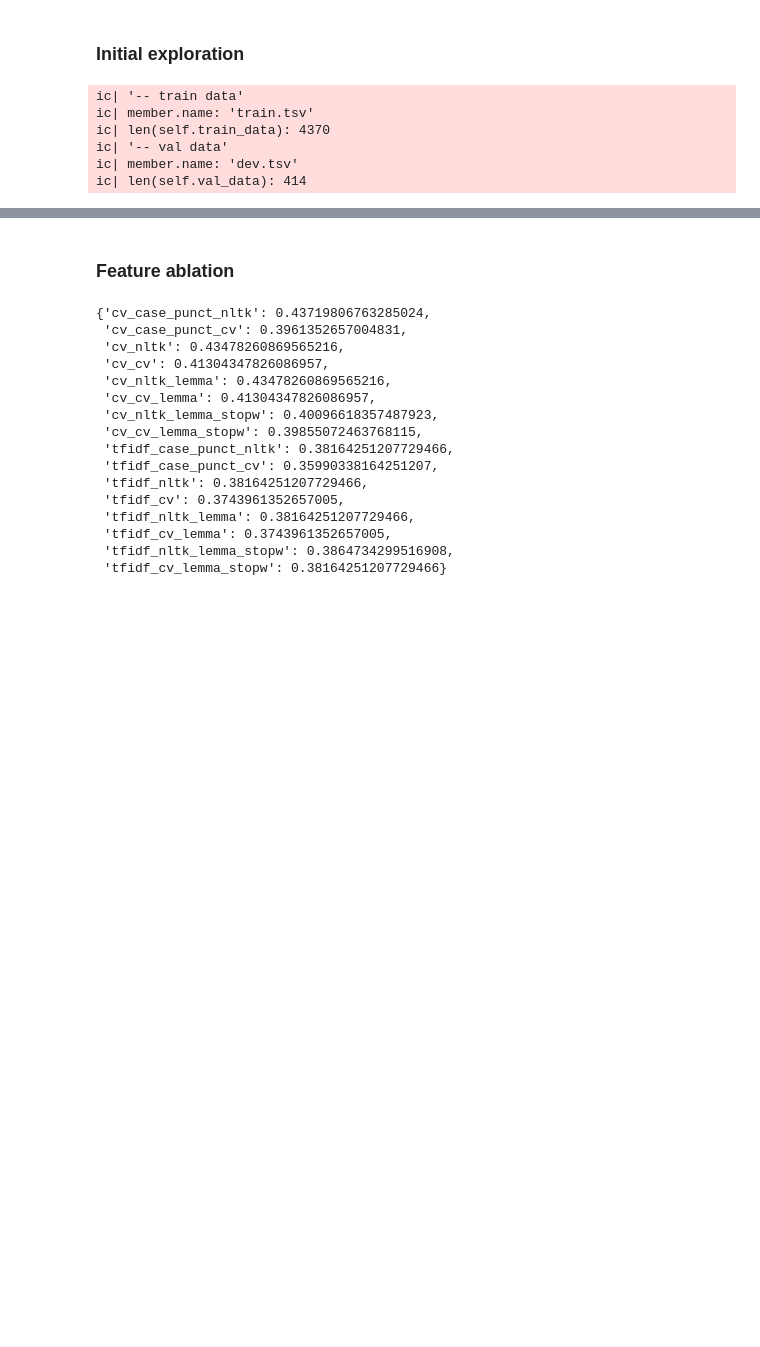
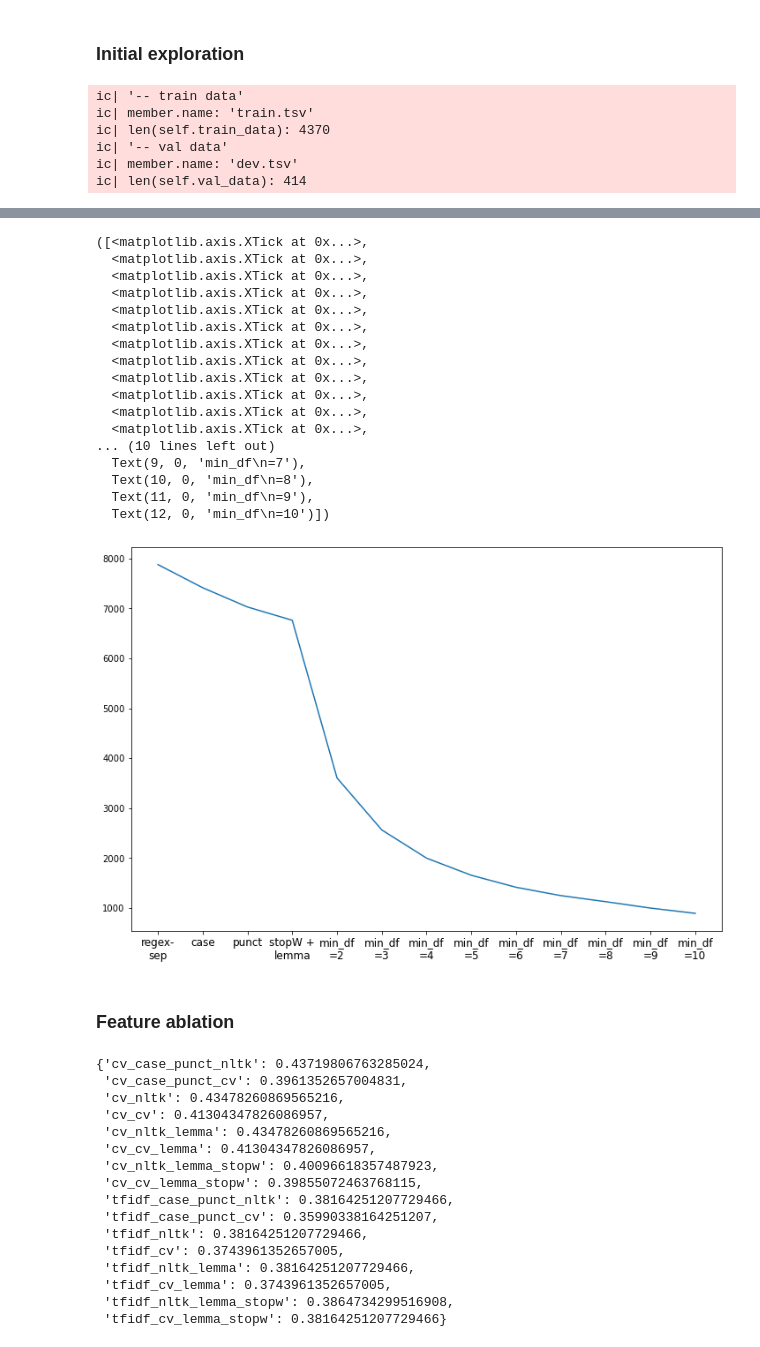
Before and after one commit to SamShowalter/CS272-NLP, a Jupyter notebook: hw1/hw1_experiments.ipynb, the cells around one changed output, grey strips where cells are left out. Saved outputs shown, nothing was run; the diff lists cells and outputs as text; code cells hidden in the pictures; blank space fills up the shorter version.

```diff
--- a/hw1/hw1_experiments.ipynb
+++ b/hw1/hw1_experiments.ipynb
@@ -110,3 +110,28 @@ d
+# %%
+dim = [7878, 7414, 7028, 6762, 3602, 2561, 1996, 1653, 1412, 1245, 1124, 996, 890]
+fig, ax = plt.subplots(figsize = (12,8))
+plt.plot(range(len(dim)), dim)
+labels = ['regex-\nsep', 'case','punct','stopW +\nlemma','min_df\n=2','min_df\n=3','min_df\n=4','min_df\n=5','min_df\n=6','min_df\n=7','min_df\n=8','min_df\n=9','min_df\n=10']
+plt.xticks(range(len(dim)), labels, fontsize = 12)
+# %% [output]
+([<matplotlib.axis.XTick at 0x...>,
+  <matplotlib.axis.XTick at 0x...>,
+  <matplotlib.axis.XTick at 0x...>,
+  <matplotlib.axis.XTick at 0x...>,
+  <matplotlib.axis.XTick at 0x...>,
+  <matplotlib.axis.XTick at 0x...>,
+  <matplotlib.axis.XTick at 0x...>,
+  <matplotlib.axis.XTick at 0x...>,
+  <matplotlib.axis.XTick at 0x...>,
+  <matplotlib.axis.XTick at 0x...>,
+  <matplotlib.axis.XTick at 0x...>,
+  <matplotlib.axis.XTick at 0x...>,
+... (10 lines left out)
+  Text(9, 0, 'min_df\n=7'),
+  Text(10, 0, 'min_df\n=8'),
+  Text(11, 0, 'min_df\n=9'),
+  Text(12, 0, 'min_df\n=10')])
+[figure, added]
 # %% [markdown]
 ### Feature ablation
 # %%
```
Also changed, not shown: parts of 15 cells of this notebook.
